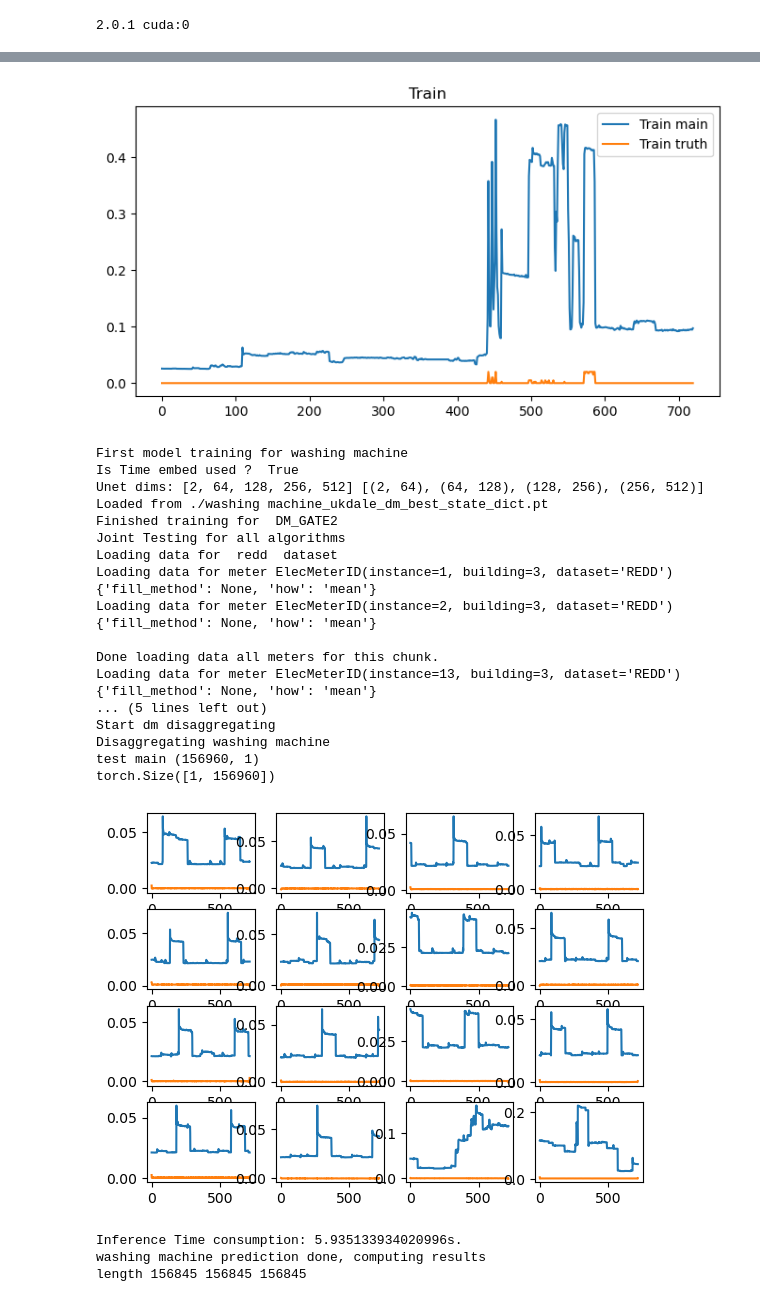
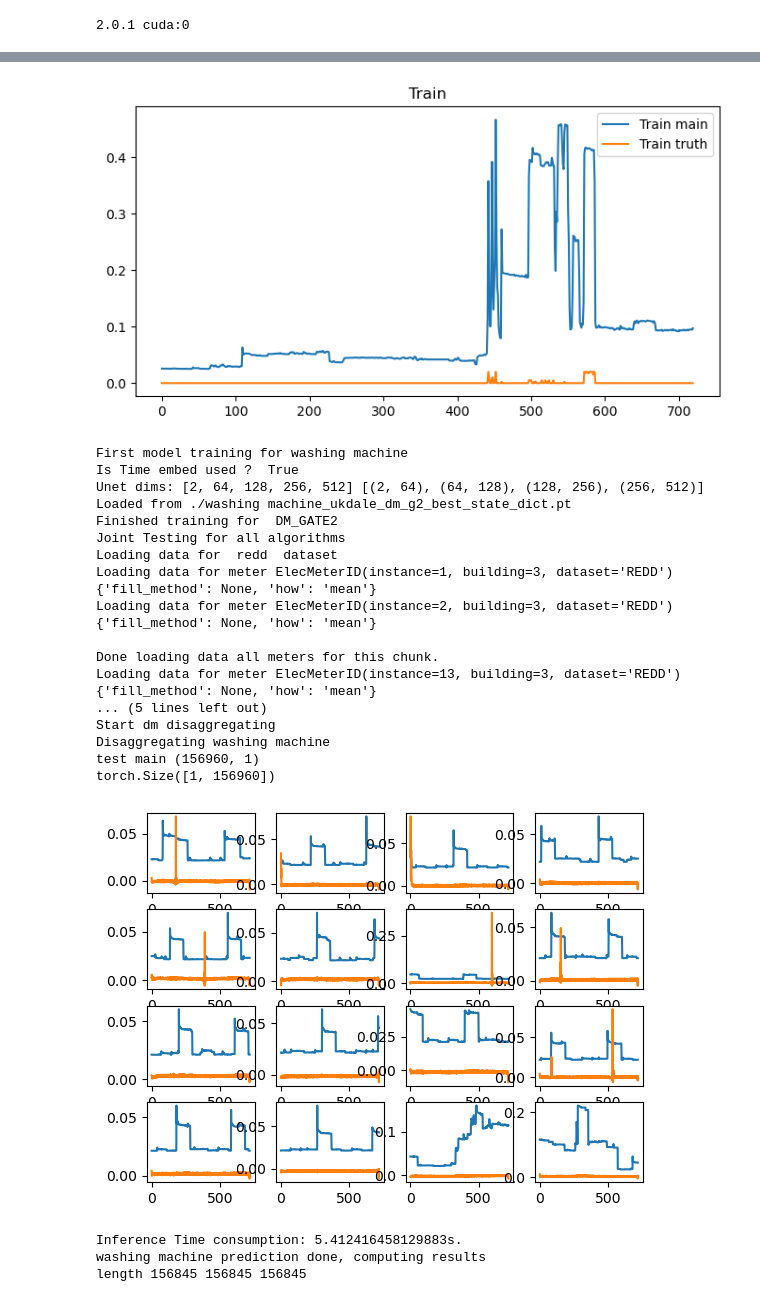
Before and after one commit to ZhangBohan233/NeuralNILM_Pytorch, a Jupyter notebook: dm_ft.ipynb, the cells around one changed output, grey strips where cells are left out. Drawn from its saved outputs; the diff is of its cells as text; code cells hidden in the pictures.

```diff
--- a/dm_ft.ipynb
+++ b/dm_ft.ipynb
@@ -104,7 +104,7 @@ e = {
     'save_note': f'ft-{HOUSE}' if TUNE else f'ft-{HOUSE}-no',
     'methods': {
         "DM_GATE2": DM_GATE2(
-            {'n_epochs': 5, 'batch_size': 64, 'sequence_length': 720, 'overlapping_step': 10,
+            {'n_epochs': 1, 'batch_size': 64, 'sequence_length': 720, 'overlapping_step': 10,
             'test_only': True, 'fine_tune': TUNE, 'src_rate': 0.0, 'lr': 5e-6, "sampler": "ddim", "patience": 3,
             'freeze': True,
             "app_meta": utils.APP_META[DATASET_NAME], 'filter_train': False, 'note': DATASET_NAME, 'load_from': 'ukdale'})
@@ -160,35 +160,35 @@ Joint training for  DM_GATE2
 Loading data for  redd  dataset
 Loading building ...  3
 Loading data for meter ElecMeterID(instance=1, building=3, dataset='REDD')     {'fill_method': None, 'how': 'mean'}
 Loading data for meter ElecMeterID(instance=2, building=3, dataset='REDD')     {'fill_method': None, 'how': 'mean'}
 
 Done loading data all meters for this chunk.
 Loading data for meter ElecMeterID(instance=13, building=3, dataset='REDD')     {'fill_method': None, 'how': 'mean'}
 Loading data for meter ElecMeterID(instance=14, building=3, dataset='REDD')     {'fill_method': None, 'how': 'mean'}
 ... (15 lines left out)
 Transfer Jointly
 Doing Preprocessing
 Train df <class 'list'>
 Train main (82080, 1)
 [figure]
 First model training for washing machine
 Is Time embed used ?  True
 Unet dims: [2, 64, 128, 256, 512] [(2, 64), (64, 128), (128, 256), (256, 512)]
-Loaded from ./washing machine_ukdale_dm_best_state_dict.pt
+Loaded from ./washing machine_ukdale_dm_g2_best_state_dict.pt
 Finished training for  DM_GATE2
 Joint Testing for all algorithms
 Loading data for  redd  dataset
 Loading data for meter ElecMeterID(instance=1, building=3, dataset='REDD')     {'fill_method': None, 'how': 'mean'}
 Loading data for meter ElecMeterID(instance=2, building=3, dataset='REDD')     {'fill_method': None, 'how': 'mean'}
 
 Done loading data all meters for this chunk.
 Loading data for meter ElecMeterID(instance=13, building=3, dataset='REDD')     {'fill_method': None, 'how': 'mean'}
 ... (5 lines left out)
 Start dm disaggregating
 Disaggregating washing machine
 test main (156960, 1)
 torch.Size([1, 156960])
-[figure, old version]
+[figure, new version]
-Inference Time consumption: 5.935133934020996s.
+Inference Time consumption: 5.412416458129883s.
 washing machine prediction done, computing results
 length 156845 156845 156845
```
Also changed, not shown: parts of 1 cell of this notebook, 16 other files.
